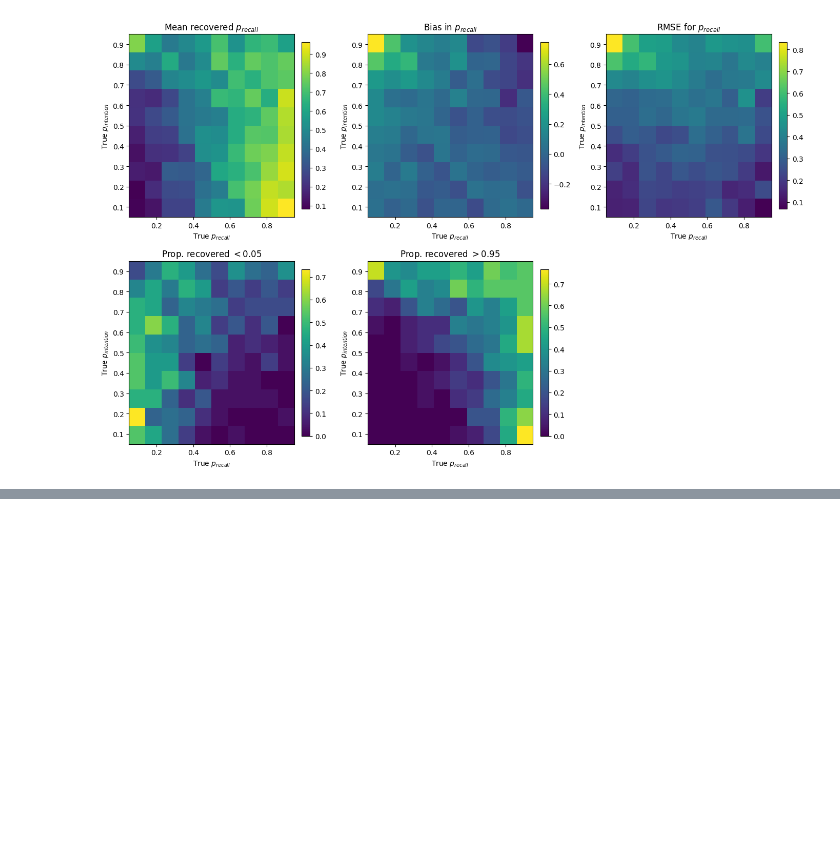
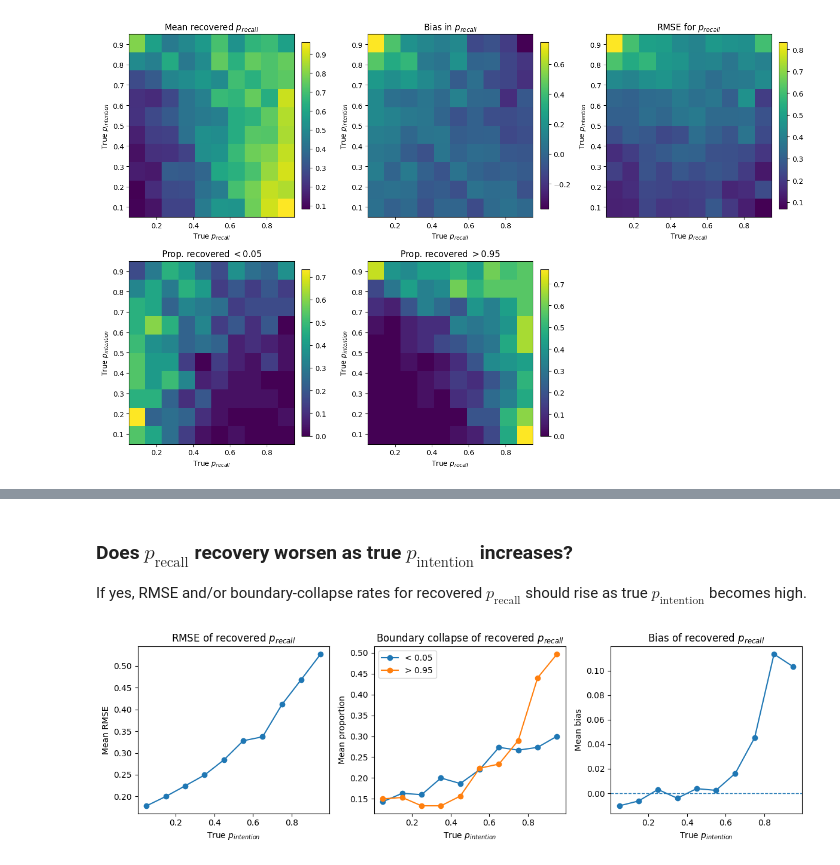
Before and after one commit to beaverjuly/metaControl_behavInhibition, a Jupyter notebook: notebooks/12yr_noInhibition_recovery.ipynb, the cells around one changed output, grey strips where cells are left out. Saved outputs shown, nothing was run; the diff lists cells and outputs as text; code cells hidden in the pictures; blank space fills up the shorter version.

Commit message:
RecallOverride grid recovery

```diff
--- a/notebooks/12yr_recovery.ipynb
+++ b/notebooks/12yr_noInhibition_recovery.ipynb
@@ -1196,0 +1176,20 @@ plt.show()
+# %%
+# Average over true p_recall to see how p_recall recovery changes with true p_intention
+rec_by_int = (
+    grid_summary_2p
+    .groupby("true_p_intention", as_index=False)[
+        ["rmse_p_recall", "bias_p_recall", "prop_low_p_recall", "prop_high_p_recall"]
+    ]
+    .mean()
+)
+
+# Average over true p_intention to see how p_intention recovery changes with true p_recall
+int_by_rec = (
+    grid_summary_2p
+    .groupby("true_p_recall", as_index=False)[
+        ["rmse_p_intention", "bias_p_intention", "prop_low_p_intention", "prop_high_p_intention"]
+    ]
+    .mean()
+)
+
+rec_by_int.head(), int_by_rec.head()
@@ -1196,0 +1242,29 @@ plt.show()
+# %% [markdown]
+### Does $p_{\text{recall}}$ recovery worsen as true $p_{\text{intention}}$ increases?
+
+If yes, RMSE and/or boundary-collapse rates for recovered $p_{\text{recall}}$ should rise as true $p_{\text{intention}}$ becomes high.
+# %%
+fig, axes = plt.subplots(1, 3, figsize=(12, 3.8))
+
+axes[0].plot(rec_by_int["true_p_intention"], rec_by_int["rmse_p_recall"], marker="o")
+axes[0].set_title("RMSE of recovered $p_{recall}$")
+axes[0].set_xlabel("True $p_{intention}$")
+axes[0].set_ylabel("Mean RMSE")
+
+axes[1].plot(rec_by_int["true_p_intention"], rec_by_int["prop_low_p_recall"], marker="o", label="< 0.05")
+axes[1].plot(rec_by_int["true_p_intention"], rec_by_int["prop_high_p_recall"], marker="o", label="> 0.95")
+axes[1].set_title("Boundary collapse of recovered $p_{recall}$")
+axes[1].set_xlabel("True $p_{intention}$")
+axes[1].set_ylabel("Mean proportion")
+axes[1].legend()
+
+axes[2].plot(rec_by_int["true_p_intention"], rec_by_int["bias_p_recall"], marker="o")
+axes[2].axhline(0, linestyle="--", linewidth=1)
+axes[2].set_title("Bias of recovered $p_{recall}$")
+axes[2].set_xlabel("True $p_{intention}$")
+axes[2].set_ylabel("Mean bias")
+
+plt.tight_layout()
+plt.show()
+# %% [output]
+[figure, added]
```
Also changed, not shown: parts of 15 cells of this notebook, 1 other file.
